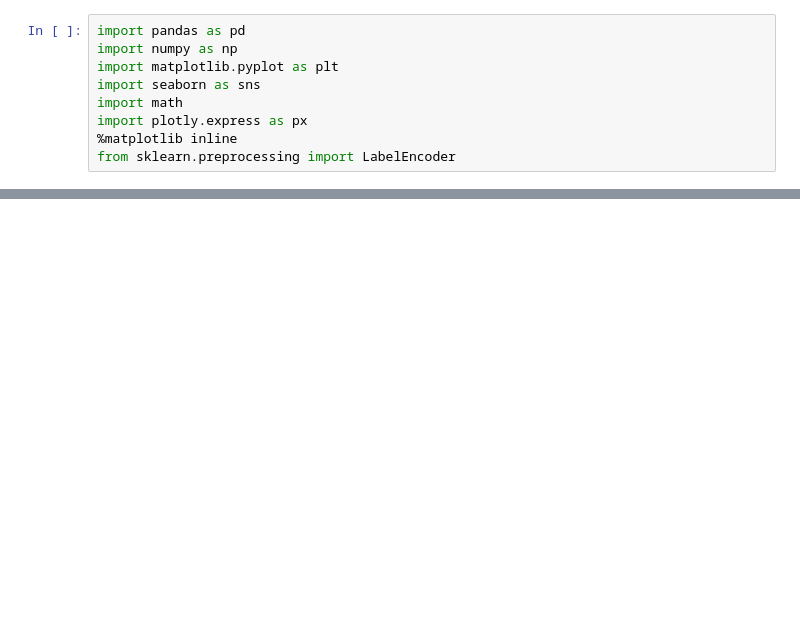
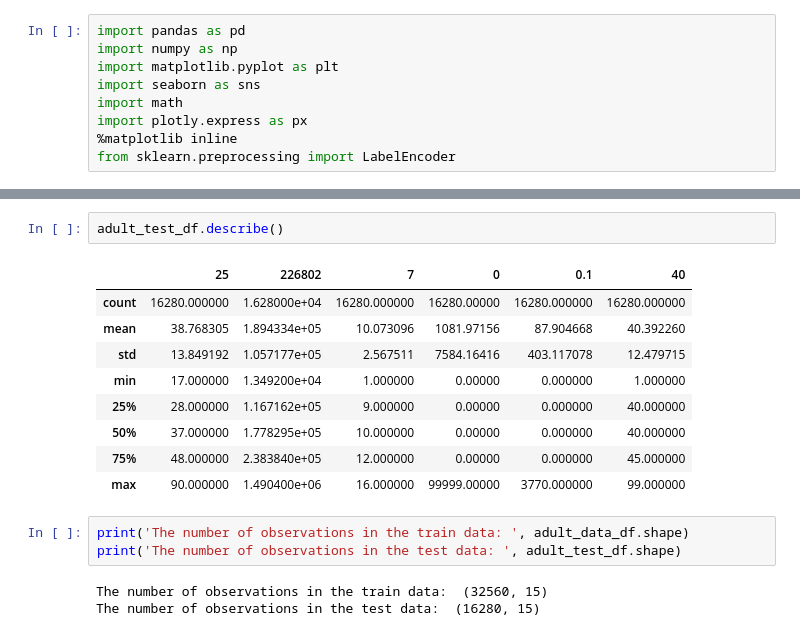
Before and after one commit to shivansh052k/Analyze_Income_Inequality_using_Data_Science, a Jupyter notebook: Income_inequality.ipynb, the cells around one changed output, grey strips where cells are left out. Drawn from its saved outputs; the diff is of its cells as text; blank space fills up the shorter version.

```diff
--- a/Income_inequality.ipynb
+++ b/Income_inequality.ipynb
@@ -51,0 +110,18 @@ adult_test_df.head()
+# %%
+adult_test_df.describe()
+# %% [output]
+|  | 25 | 226802 | 7 | 0 | 0.1 | 40 |
+| count | 16280.000000 | 1.628000e+04 | 16280.000000 | 16280.00000 | 16280.000000 | 16280.000000 |
+| mean | 38.768305 | 1.894334e+05 | 10.073096 | 1081.97156 | 87.904668 | 40.392260 |
+| std | 13.849192 | 1.057177e+05 | 2.567511 | 7584.16416 | 403.117078 | 12.479715 |
+| min | 17.000000 | 1.349200e+04 | 1.000000 | 0.00000 | 0.000000 | 1.000000 |
+| 25% | 28.000000 | 1.167162e+05 | 9.000000 | 0.00000 | 0.000000 | 40.000000 |
+| 50% | 37.000000 | 1.778295e+05 | 10.000000 | 0.00000 | 0.000000 | 40.000000 |
+| 75% | 48.000000 | 2.383840e+05 | 12.000000 | 0.00000 | 0.000000 | 45.000000 |
+| max | 90.000000 | 1.490400e+06 | 16.000000 | 99999.00000 | 3770.000000 | 99.000000 |
+# %%
+print('The number of observations in the train data: ', adult_data_df.shape)
+print('The number of observations in the test data: ', adult_test_df.shape)
+# %% [output]
+The number of observations in the train data:  (32560, 15)
+The number of observations in the test data:  (16280, 15)
```
Also changed, not shown: parts of 26 cells of this notebook, 1 other file.
